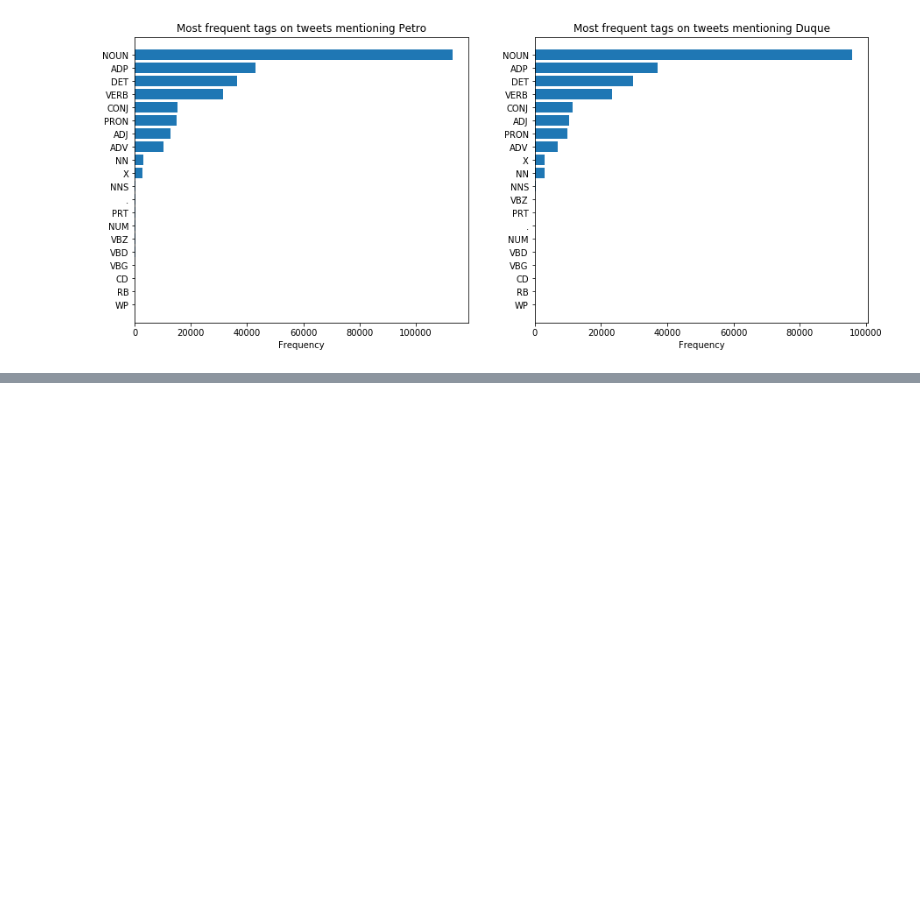
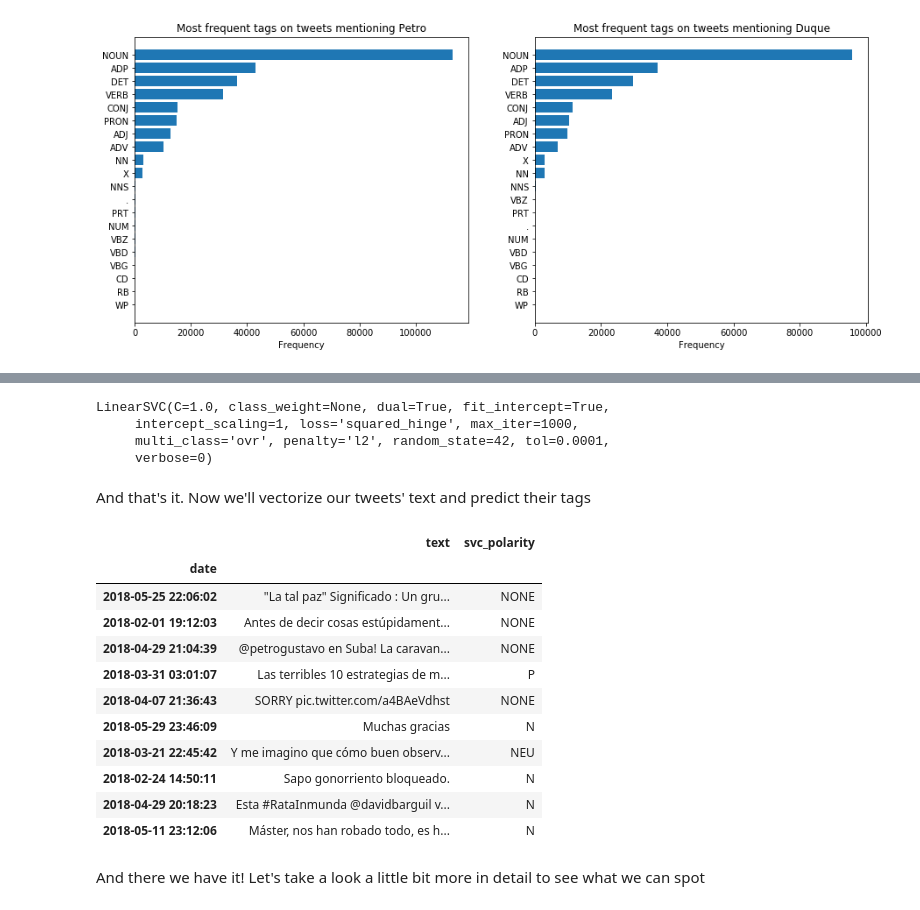
Before and after one commit to sbacarob/defamation-on-colombian-electoral-campaigns, a Jupyter notebook: pos_tagging_and_sentiment_analysis.ipynb, the cells around one changed output, grey strips where cells are left out. Saved outputs shown, nothing was run; the diff lists cells and outputs as text; code cells hidden in the pictures; blank space fills up the shorter version.

```diff
--- a/pos_tagging_and_sentiment_analysis.ipynb
+++ b/pos_tagging_and_sentiment_analysis.ipynb
@@ -415,0 +708,37 @@ The only difference that's probably worth mentioning, is that the tweets mention
+# %%
+# And we create a classifier. For the initial version we'll just use the default values, except for the
+# random state, which we'll set to 42
+model = LinearSVC(random_state=42)
+# %%
+# And we just fit the model using the vectors we created as X and the tags they have as y
+model.fit(fitted, train_corpus['polarity'])
+# %% [output]
+LinearSVC(C=1.0, class_weight=None, dual=True, fit_intercept=True,
+     intercept_scaling=1, loss='squared_hinge', max_iter=1000,
+     multi_class='ovr', penalty='l2', random_state=42, tol=0.0001,
+     verbose=0)
+# %% [markdown]
+And that's it. Now we'll vectorize our tweets' text and predict their tags
+# %%
+tweets_as_vectors = vectorizer.fit_transform(df['text'])
+# %%
+# And we now create a svc_polarity column to include the tags predicted by the model
+df['svc_polarity'] = model.predict(tweets_as_vectors)
+# %%
+# And let's take a look
+df.sample(10)[['text', 'svc_polarity']]
+# %% [output]
+|  | text | svc_polarity |
+| date |  |  |
+| 2018-05-25 22:06:02 | "La tal paz" Significado : Un gru... | NONE |
+| 2018-02-01 19:12:03 | Antes de decir cosas estúpidament... | NONE |
+| 2018-04-29 21:04:39 | @petrogustavo en Suba! La caravan... | NONE |
+| 2018-03-31 03:01:07 | Las terribles 10 estrategias de m... | P |
+| 2018-04-07 21:36:43 | SORRY pic.twitter.com/a4BAeVdhst | NONE |
+| 2018-05-29 23:46:09 | Muchas gracias | N |
+| 2018-03-21 22:45:42 | Y me imagino que cómo buen observ... | NEU |
+| 2018-02-24 14:50:11 | Sapo gonorriento bloqueado. | N |
+| 2018-04-29 20:18:23 | Esta #RataInmunda @davidbarguil v... | N |
+| 2018-05-11 23:12:06 | Máster, nos han robado todo, es h... | N |
+# %% [markdown]
+And there we have it! Let's take a look a little bit more in detail to see what we can spot
```
Also changed, not shown: parts of 72 cells of this notebook.
